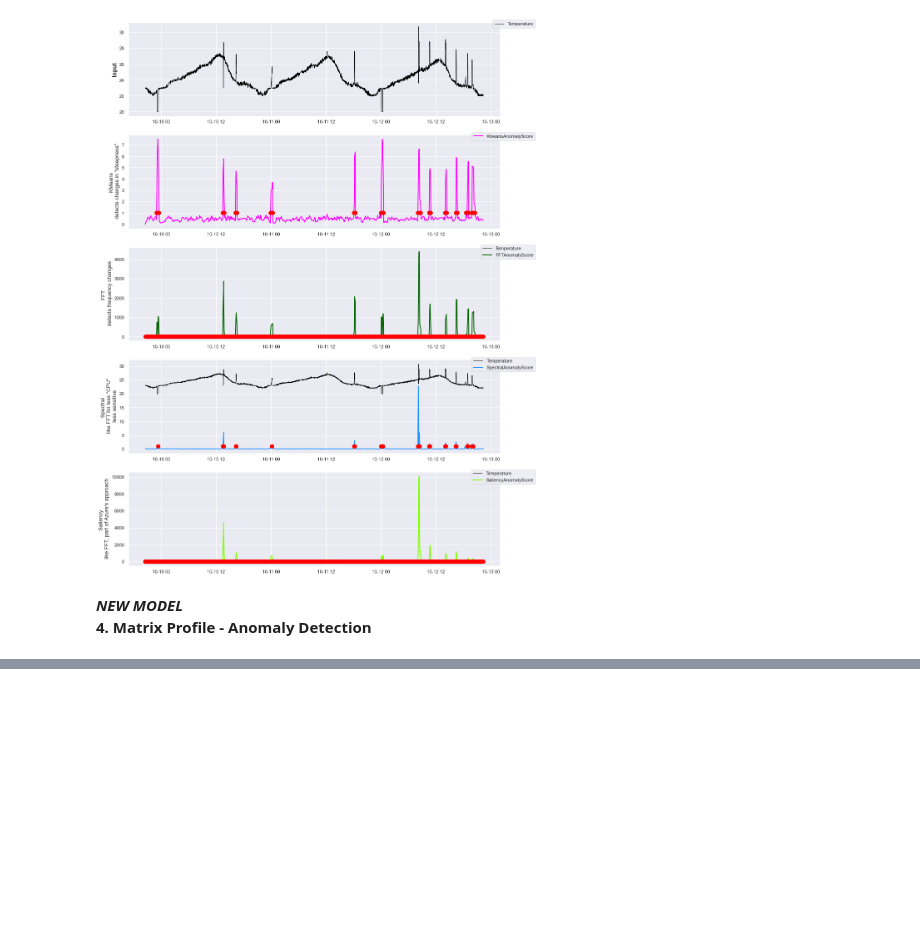
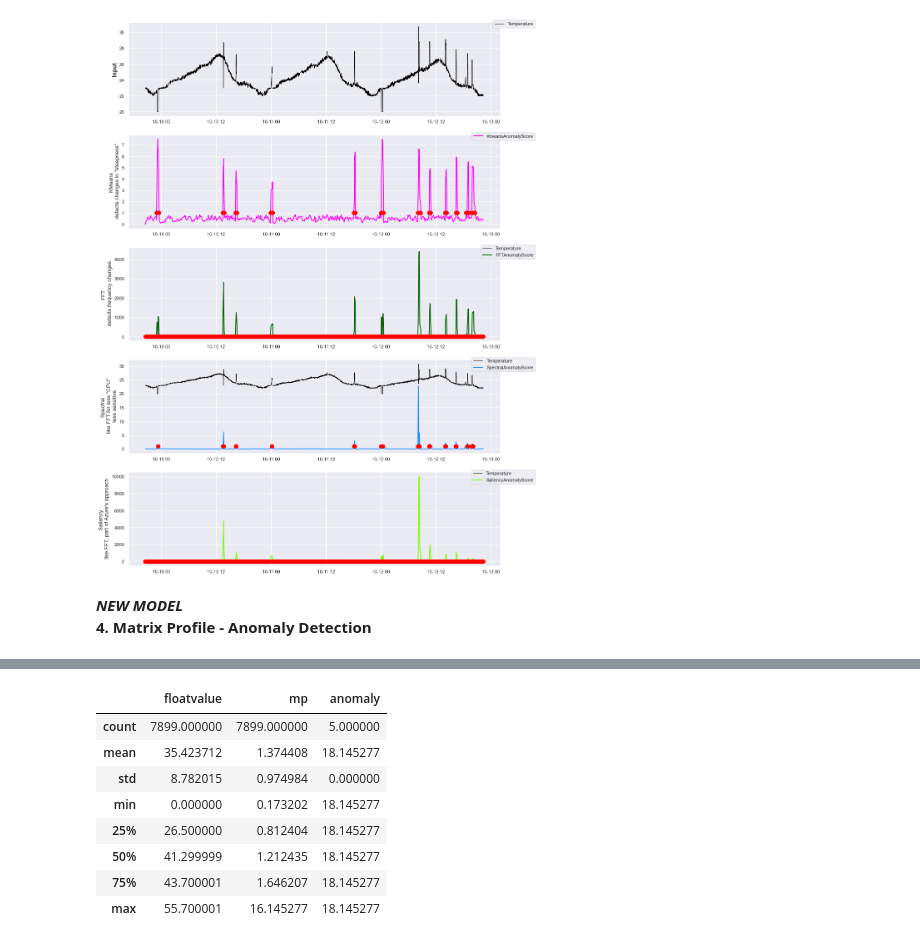
Before and after one commit to singhshraddha/ss-iotfunctions, a Jupyter notebook: notebooks/ComparingAnomalyModels.ipynb, the cells around one changed output, grey strips where cells are left out. Cells and saved outputs as stored; diff of their text form; code cells hidden in the pictures; blank space fills up the shorter version.

```diff
--- a/notebooks/ComparingAnomalyModels.ipynb
+++ b/notebooks/ComparingAnomalyModels.ipynb
@@ -128,0 +168,12 @@ df_ret = mp.plot_mp(threshold=15, columnsub=15, printdata=False, motif=False)
+# %%
+df_ret.describe()
+# %% [output]
+|  | floatvalue | mp | anomaly |
+| count | 7899.000000 | 7899.000000 | 5.000000 |
+| mean | 35.423712 | 1.374408 | 18.145277 |
+| std | 8.782015 | 0.974984 | 0.000000 |
+| min | 0.000000 | 0.173202 | 18.145277 |
+| 25% | 26.500000 | 0.812404 | 18.145277 |
+| 50% | 41.299999 | 1.212435 | 18.145277 |
+| 75% | 43.700001 | 1.646207 | 18.145277 |
+| max | 55.700001 | 16.145277 | 18.145277 |
```
Also changed, not shown: parts of 9 cells of this notebook, 4 other files.
